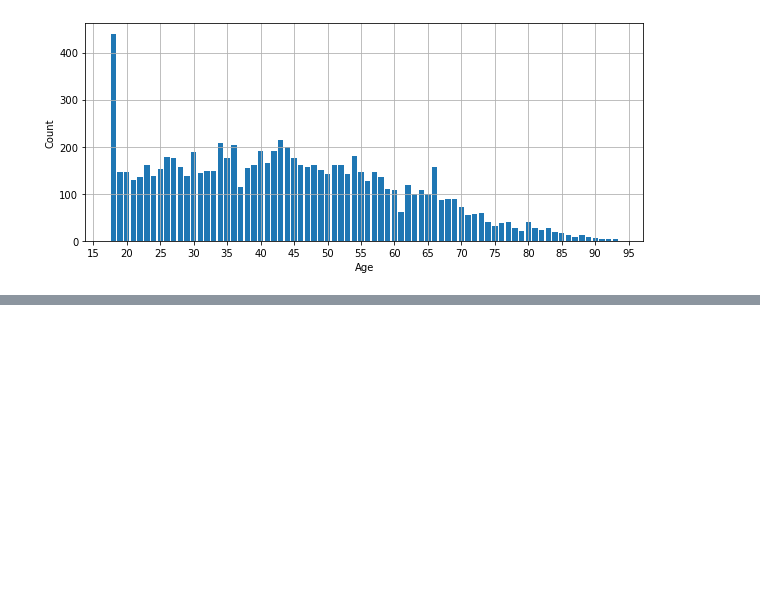
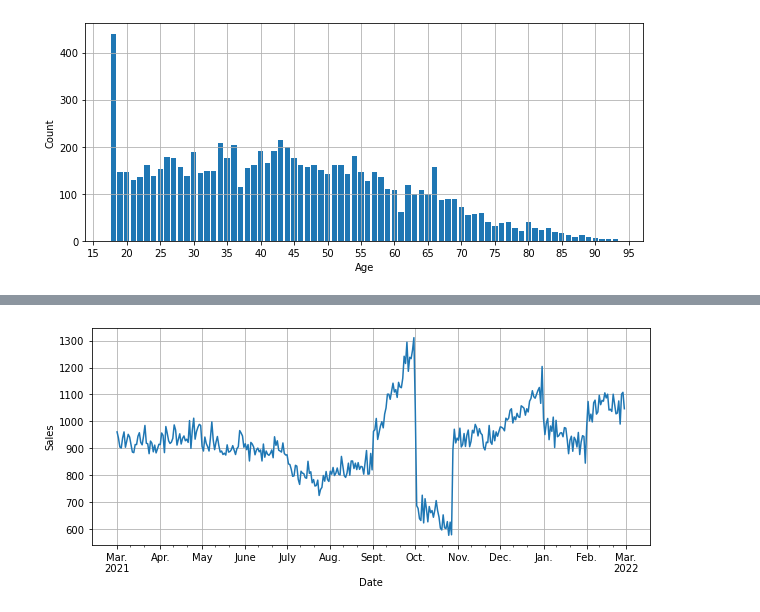
Before and after one commit to MegaMawilite/Book_Business, a Jupyter notebook: Amazoff.ipynb, the cells around one changed output, grey strips where cells are left out. Cells and saved outputs as stored; diff of their text form; code cells hidden in the pictures; blank space fills up the shorter version.

Commit message:
sales per day plot done

```diff
--- a/Amazoff.ipynb
+++ b/Amazoff.ipynb
@@ -199,3 +201,85 @@ fig.show()
 # %% [output]
 Clients age distribution:
 [figure]
+# %%
+# plotting sales per days
+
+df_sales_sorted = df_sales.sort_values('date')
+
+# init
+# the dates on the dataframe range from March 2021 to February 2022
+salesyear = []
+#         Mar Apr May Jun Jul Aug Sep Oct Nov Dec Jan Feb
+months = [31, 30, 31, 30, 31, 31, 30, 31, 30, 31, 31, 28]
+for i in range (12):
+    salesyear.append(np.zeros(months[i]))
+
+m = ["03", "04", "05", "06", "07", "08",
+     "09", "10", "11", "12", "01", "02"]
+d = ["01", "02", "03", "04", "05", "06", "07",
+     "08", "09", "10", "11", "12", "13", "14",
+     "15", "16", "17", "18", "19", "20", "21",
+     "22", "23", "24", "25", "26", "27", "28",
+     "29", "30", "31"]
+
+allsales = []
+
+for i in df_sales_sorted.index:
+    allsales.append(str(df_sales_sorted.loc[i, "date"]))
+
+curi = 0 # item pointer
+for month in range (len(m)):
+    year = "2021"
+    if month >= 10: # January and February of the next year
+        year = "2022"
+    for day in range (len(salesyear[month])):
+        while re.search("\A" + year + "-" + m[month] + "-" + d[day],
+                        allsales[curi]):
+            salesyear[month][day] += 1 # one more sale that day
+            curi += 1
+
+
+salesyearlong = [] # putting everything in one long list
+
+for i in salesyear:
+    for j in i:
+        salesyearlong.append(j)
+
+
+salesyearlong = np.array(salesyearlong) # to avoid type conflict
+
+
+print("Number of sales per day:")
+
+# plot
+X = np.arange(0, len(salesyearlong), 1)
+Y = salesyearlong[X]
+
+# month labelling
+cmonths = [0, 31, 61, 92, 122, 153, 184, 214, 245, 275, 306, 337]
+ctens = []
+for i in cmonths:
+    ctens.append(i) # 1st of the month
+    ctens.append(i + 9) # 10th of the month
+    ctens.append(i + 19) # 20th of the month
+cmonths.append(365) # adding the last month mark
+monthwords = ["Mar.\n2021", "Apr.", "May", "June",
+              "July", "Aug.", "Sept.", "Oct.",
+              "Nov.", "Dec.", "Jan.", "Feb.",
+              "Mar.\n2022"]
+
+fig, ax = plt.subplots()
+
+ax.plot(X, Y)
+ax.grid()
+ax.set_xlabel("Date")
+ax.set_ylabel("Sales")
+ax.xaxis.set_major_locator(ticker.FixedLocator(cmonths))
+ax.xaxis.set_minor_locator(ticker.FixedLocator(ctens))
+ax.xaxis.set_major_formatter(
+    ticker.FixedFormatter(monthwords))
+
+fig.set_figwidth(10) # this is for readability
+
+fig.show()
+# %% [output]
@@ -201,0 +287 @@ Clients age distribution:
+[figure, added]
```
Also changed, not shown: parts of 2 cells of this notebook, 2 other files.
